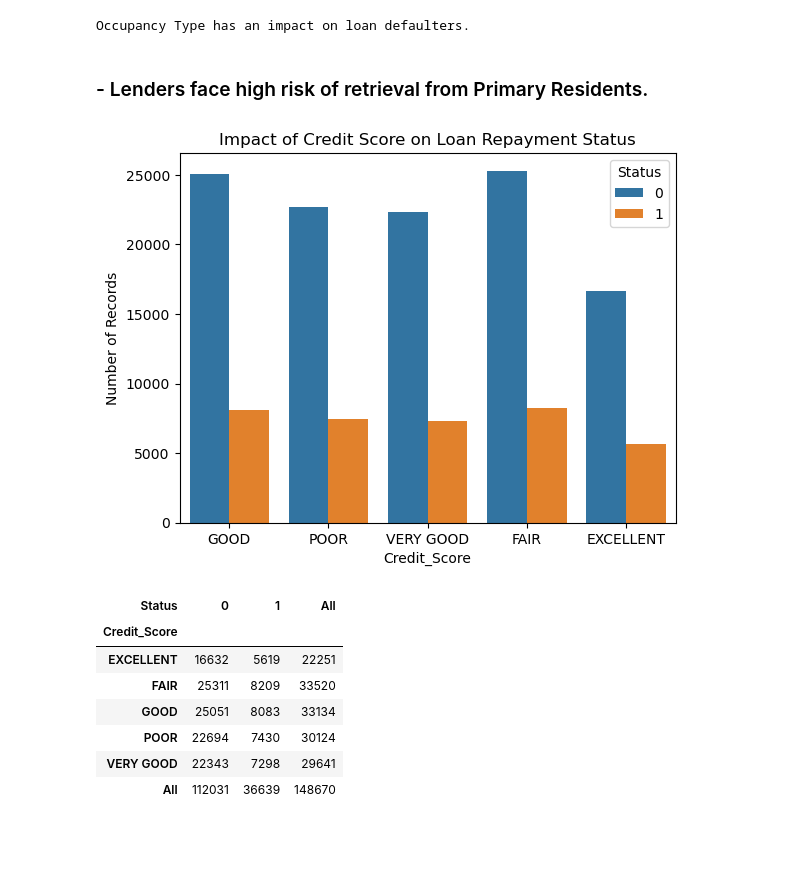
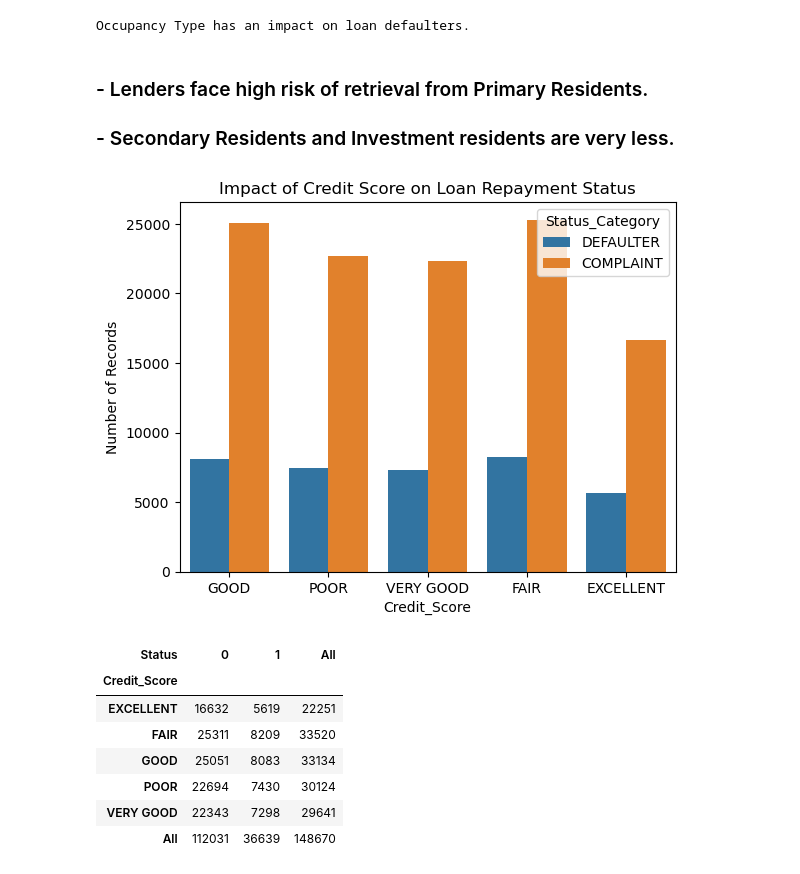
Before and after one commit to shyammanikandan/Loan_Default_Analysis, a Jupyter notebook: Notebooks/EDA and Hypothesis Testing.ipynb, the cells around one changed output. Cells and saved outputs as stored; diff of their text form; code cells hidden in the pictures; blank space fills up the shorter version.

```diff
--- a/Notebooks/EDA and Hypothesis Testing.ipynb
+++ b/Notebooks/EDA and Hypothesis Testing.ipynb
@@ -196,10 +213,11 @@ hypothesis_test(gen,'Occupancy Type')
 Occupancy Type has an impact on loan defaulters.
 # %% [markdown]
 ### - Lenders face high risk of retrieval from Primary Residents.
+### - Secondary Residents and Investment residents are very less.
 # %%
-plot(df,'Credit_Score','Status','Impact of Credit Score on Loan Repayment Status')
+plot(df,'Credit_Score','Status_Category','Impact of Credit Score on Loan Repayment Status')
 # %% [output]
-[figure, old version]
+[figure, new version]
 # %%
 crosstab(df,'Status','Credit_Score')
 # %% [output]
```
Also changed, not shown: parts of 54 cells of this notebook, 1 other file.
